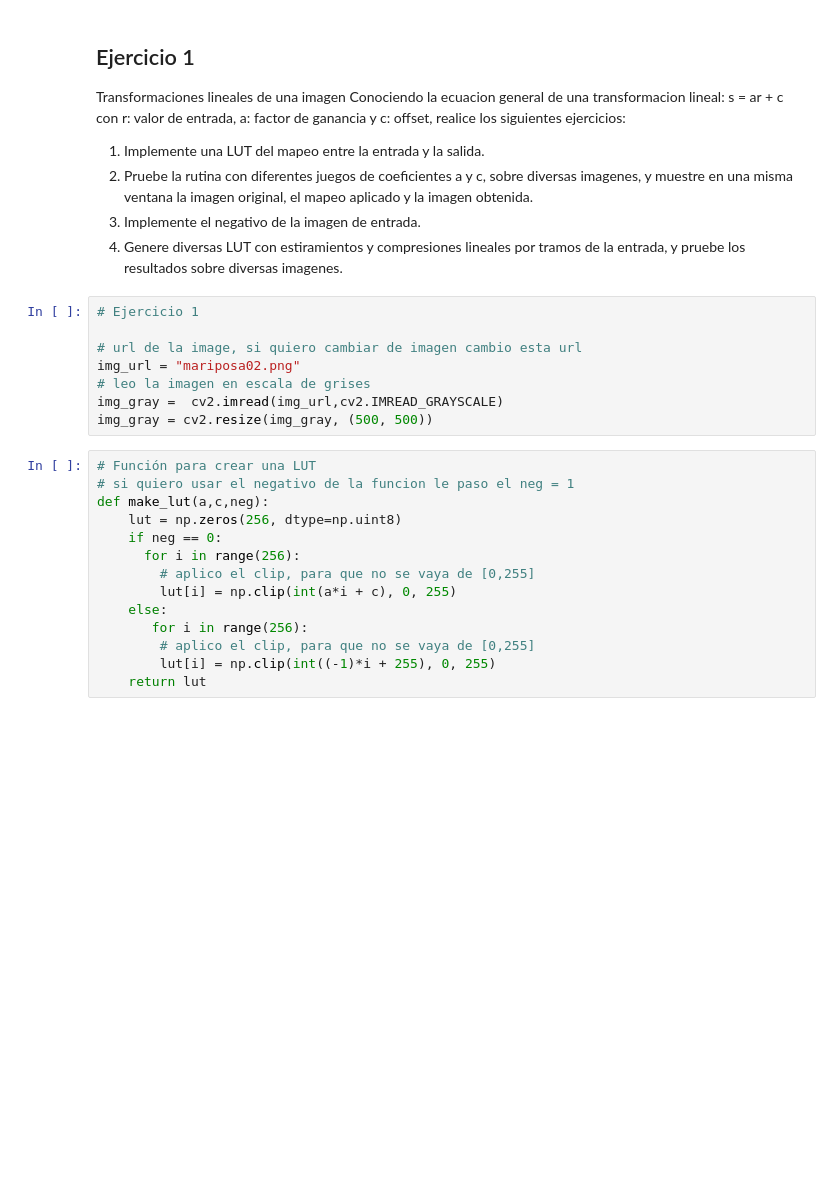
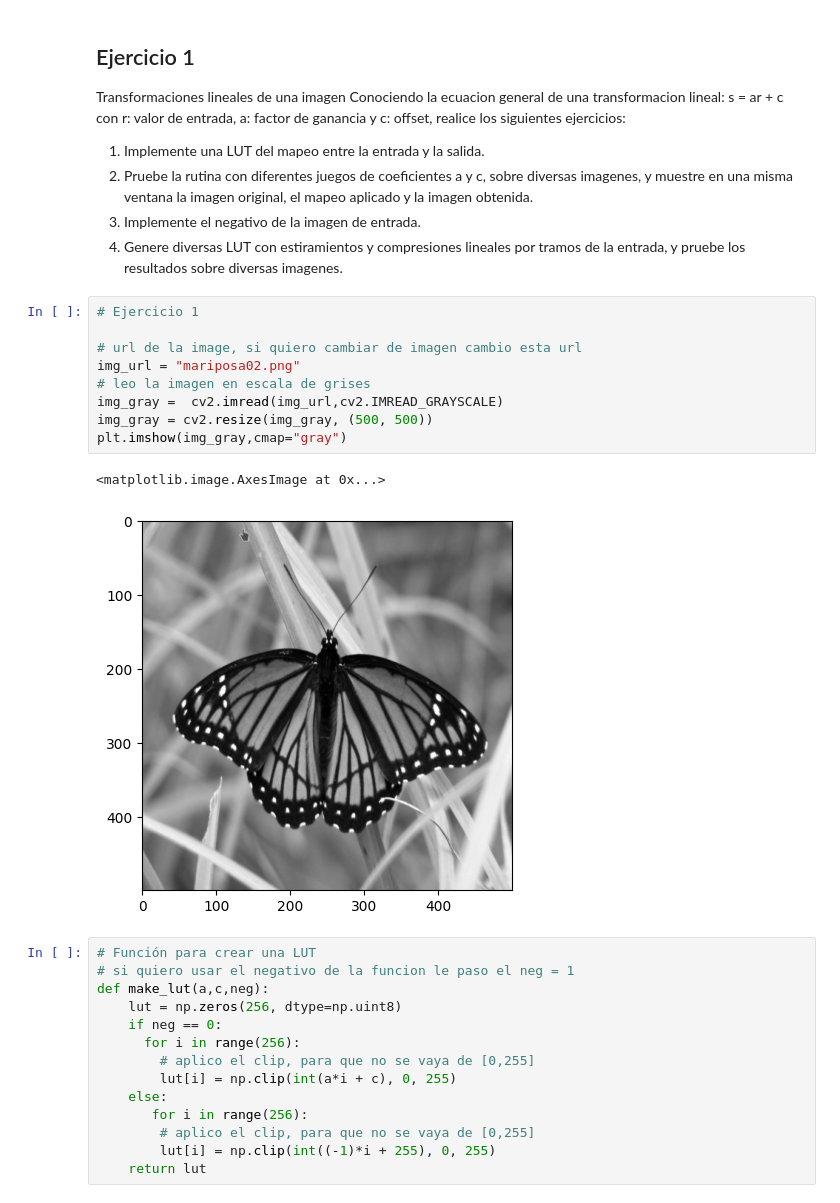
Before and after one commit to aguusandy/pdi-2024, a Jupyter notebook: Unidad2a_PDI.ipynb, the cells around one changed output. Drawn from its saved outputs; the diff is of its cells as text; blank space fills up the shorter version.

```diff
--- a/Unidad2a_PDI.ipynb
+++ b/Unidad2a_PDI.ipynb
@@ -30,11 +30,15 @@ de la entrada, y pruebe los resultados sobre diversas imagenes.
 # %%
 # Ejercicio 1
 
 # url de la image, si quiero cambiar de imagen cambio esta url
 img_url = "mariposa02.png"
 # leo la imagen en escala de grises
 img_gray =  cv2.imread(img_url,cv2.IMREAD_GRAYSCALE)
 img_gray = cv2.resize(img_gray, (500, 500))
+plt.imshow(img_gray,cmap="gray")
+# %% [output]
+<matplotlib.image.AxesImage at 0x...>
+[figure, added]
 # %%
 # Función para crear una LUT
 # si quiero usar el negativo de la funcion le paso el neg = 1
```
Also changed, not shown: parts of 11 cells of this notebook.
